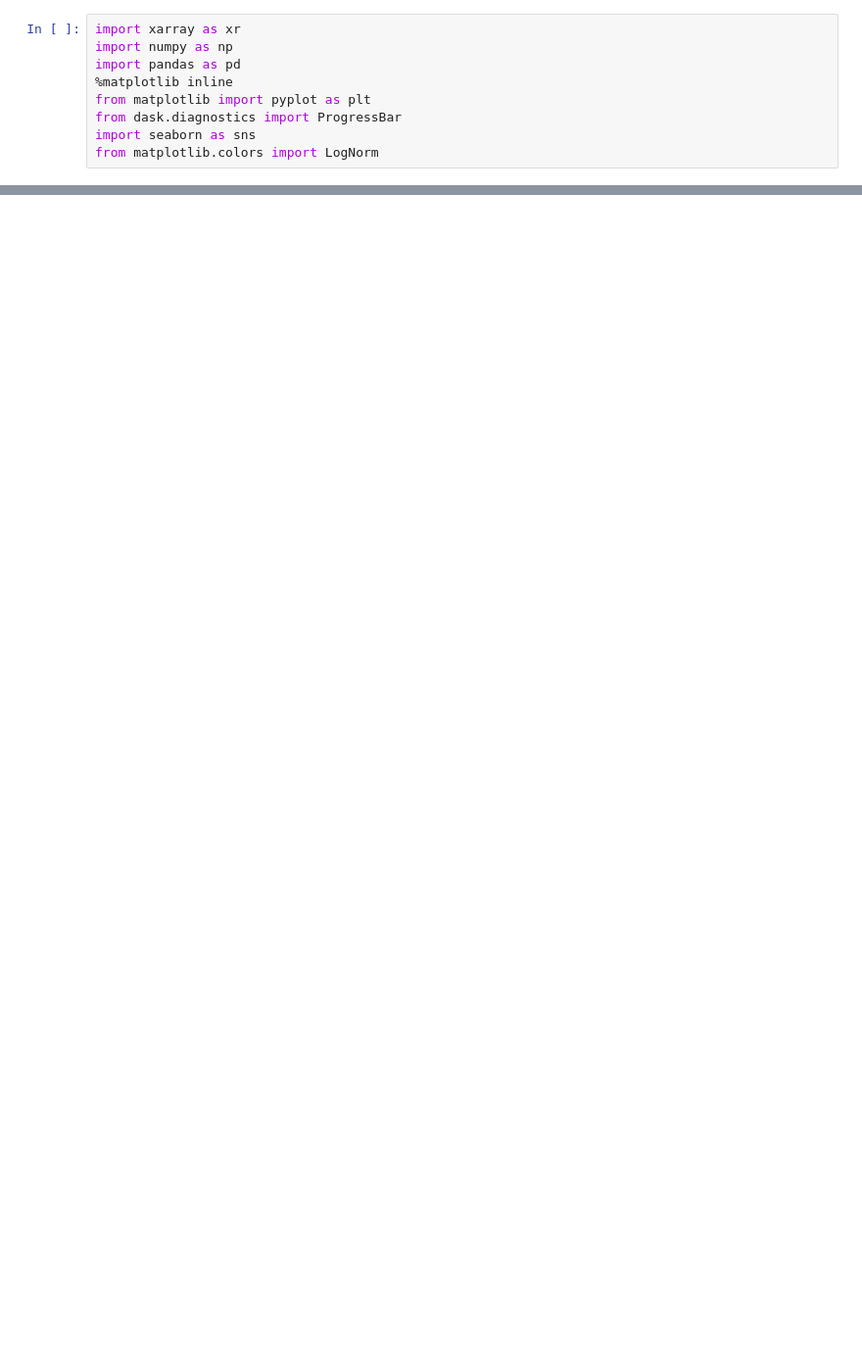
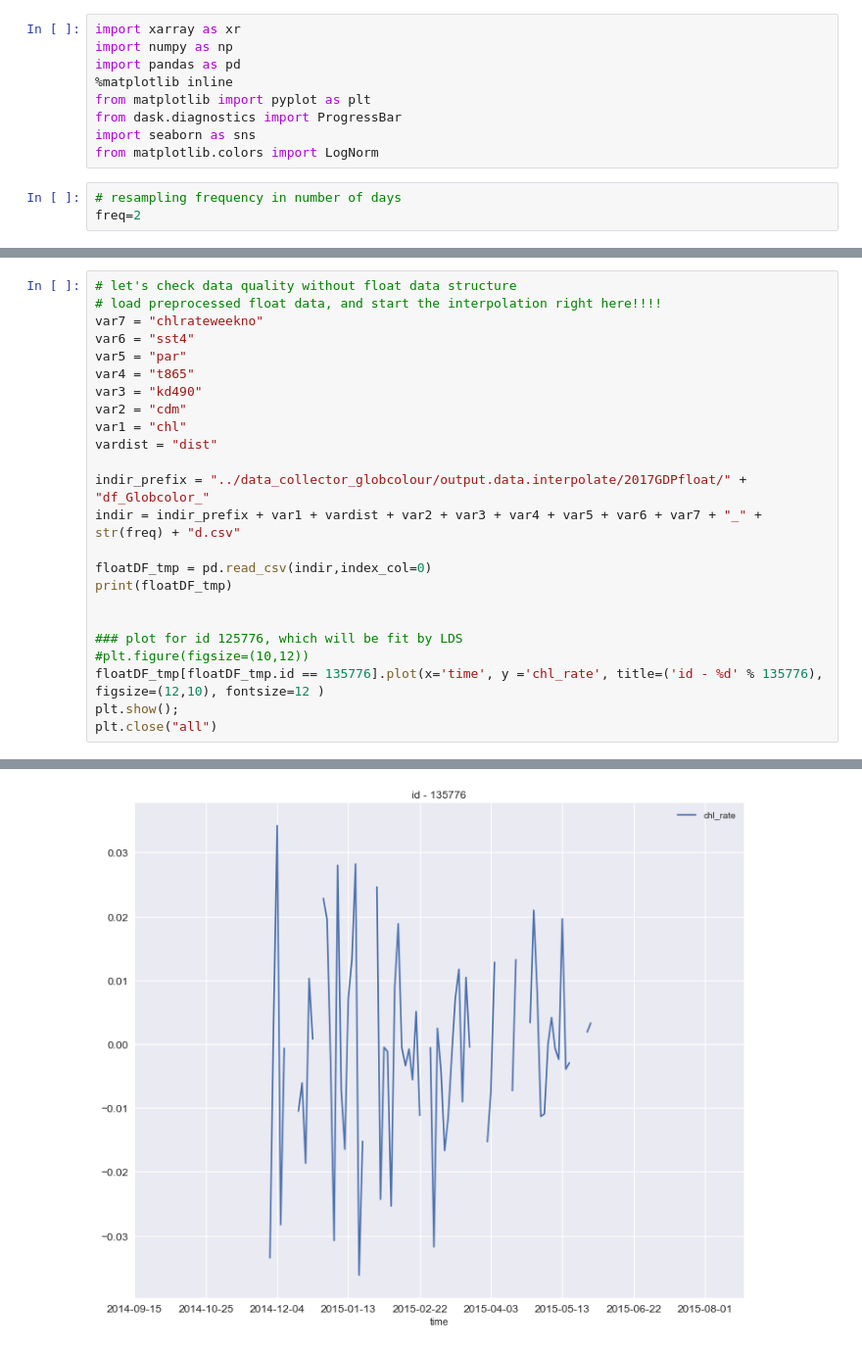
Before and after one commit to vyan2000/ocml-public, a Jupyter notebook: data_coverage_GlobColour/preprocess_inference/preprocess_inference_splitFloats_dataQuality_2D_GlobColour.ipynb, the cells around one changed output, grey strips where cells are left out. Shown at 98% size. Cells and saved outputs as stored; diff of their text form; blank space fills up the shorter version.

Commit message:
preprocess for inference" "

```diff
--- a/data_coverage_GlobColour/preprocess_inference/preprocess_inference_splitFloats_dataQuality_2D_GlobColour.ipynb
+++ b/data_coverage_GlobColour/preprocess_inference/preprocess_inference_splitFloats_dataQuality_2D_GlobColour.ipynb
@@ -7,4 +7,7 @@ from matplotlib import pyplot as plt
 from dask.diagnostics import ProgressBar
 import seaborn as sns
 from matplotlib.colors import LogNorm
+# %%
+# resampling frequency in number of days
+freq=2
 # %% [markdown]
@@ -23 +28,26 @@ from matplotlib.colors import LogNorm
   * add prediction maps
+# %%
+# let's check data quality without float data structure
+# load preprocessed float data, and start the interpolation right here!!!!
+var7 = "chlrateweekno"
+var6 = "sst4"
+var5 = "par"
+var4 = "t865"
+var3 = "kd490"
+var2 = "cdm"
+var1 = "chl"
+vardist = "dist"
+
+indir_prefix = "../data_collector_globcolour/output.data.interpolate/2017GDPfloat/" + "df_Globcolor_"
+indir = indir_prefix + var1 + vardist + var2 + var3 + var4 + var5 + var6 + var7 + "_" + str(freq) + "d.csv"
+
+floatDF_tmp = pd.read_csv(indir,index_col=0)
+print(floatDF_tmp)
+
+
+### plot for id 125776, which will be fit by LDS
+#plt.figure(figsize=(10,12))
+floatDF_tmp[floatDF_tmp.id == 135776].plot(x='time', y ='chl_rate', title=('id - %d' % 135776), figsize=(12,10), fontsize=12 )
+plt.show();
+plt.close("all")
+# %% [output]
@@ -23,0 +71 @@ from matplotlib.colors import LogNorm
+[figure, added]
```
Also changed, not shown: parts of 8 cells of this notebook.
